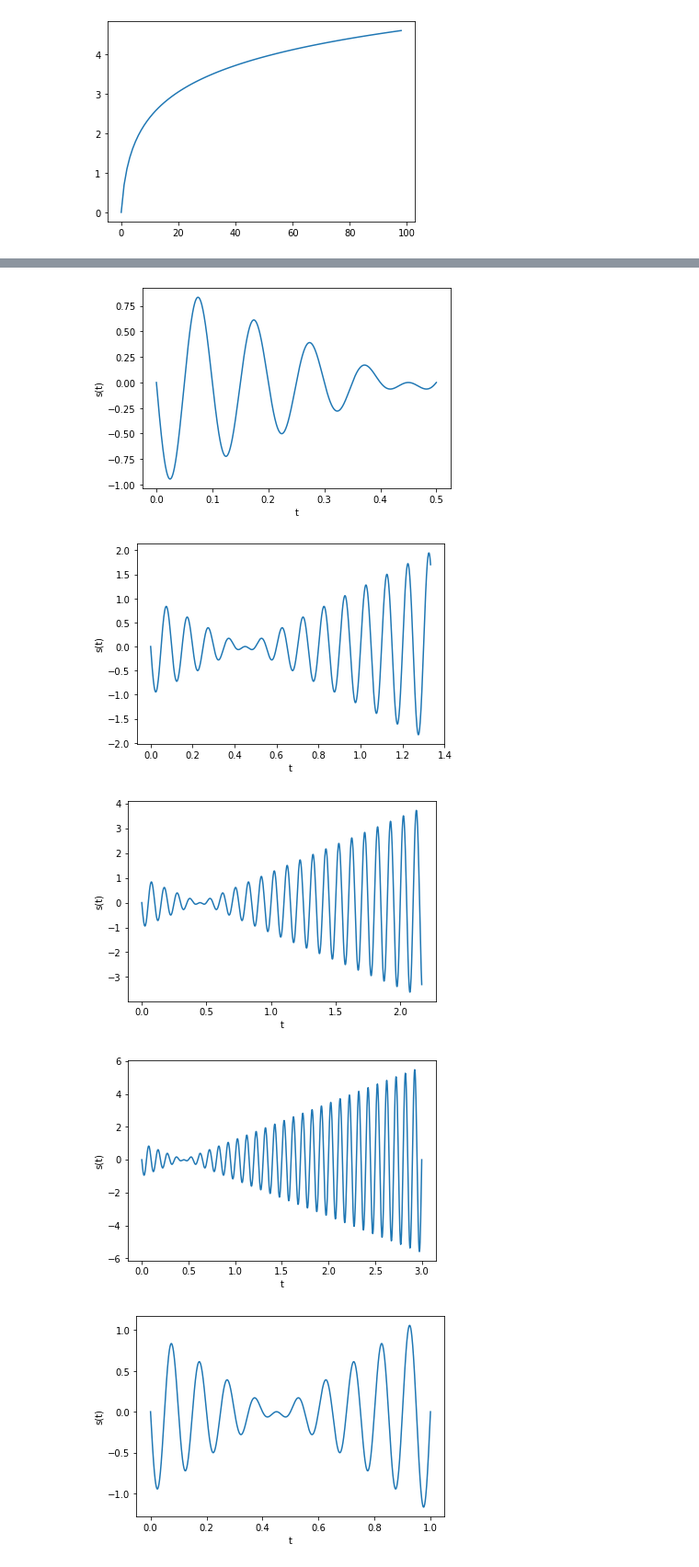
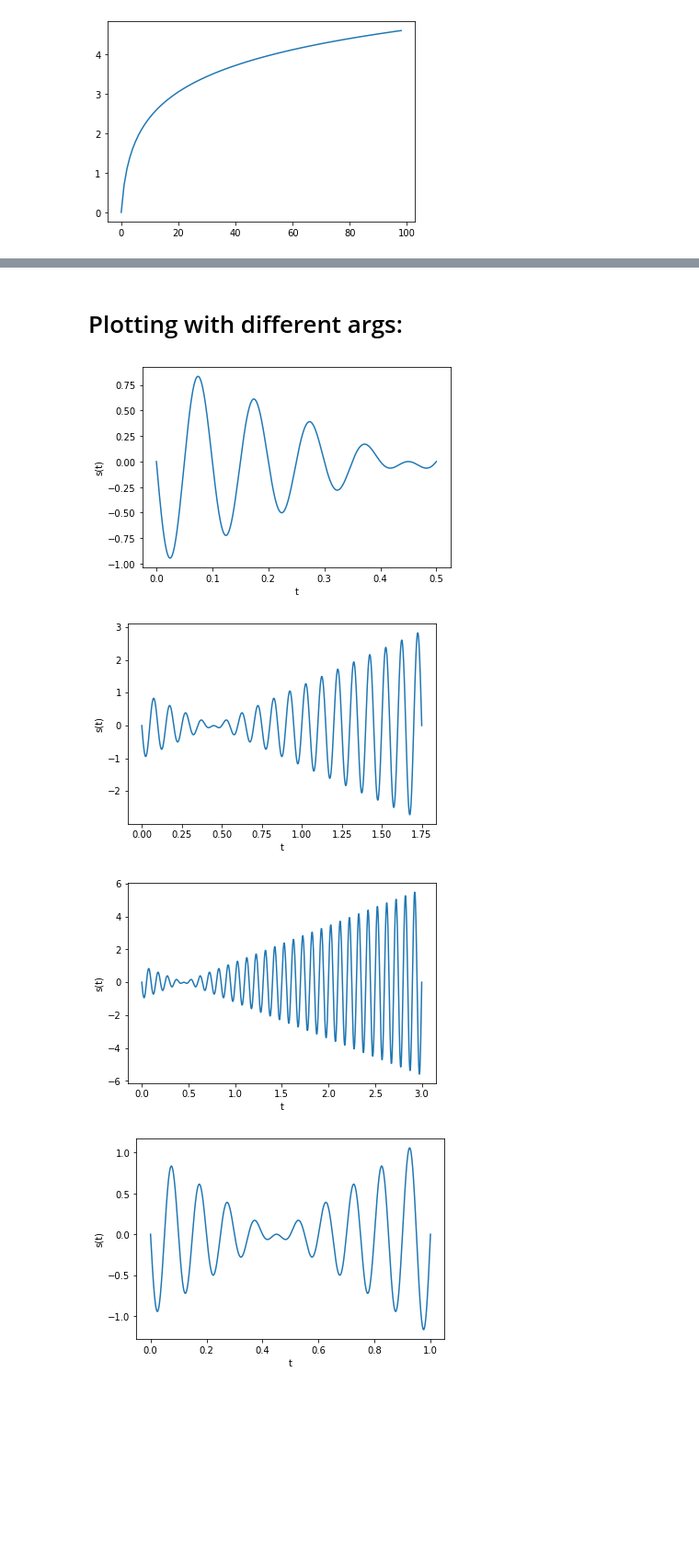
Before and after one commit to 8const/signal_processing, a Jupyter notebook: signal_processing.ipynb, the cells around one changed output, grey strips where cells are left out. Shown at 92% size. Saved outputs shown, nothing was run; the diff lists cells and outputs as text; code cells hidden in the pictures; blank space fills up the shorter version.

```diff
--- a/signal_processing.ipynb
+++ b/signal_processing.ipynb
@@ -26,7 +28,3 @@ def theta(t, tau):
 @np.vectorize
 def s(t, tau, n, A):
     return ((-1)**n) * A * (1 - abs(2 * t / (tau - 1))) * np.sin((2 * np.pi * n * t) / tau) * theta(t, tau)
-# %%
-x = np.linspace(0, 2, 1024)
-y = s(x, 0.15, 1, 10)
-plt.plot(y)
@@ -36,3 +31,5 @@ plt.plot(y)
+# %% [markdown]
+# Plotting with different args:
 # %%
 def plot(t, tau, n, A):
     x = np.linspace(0, t, 1024)
@@ -44,11 +42,10 @@ def plot(t, tau, n, A):
 # %%
-for i in np.linspace(0.5, 3, 4):
+for i in np.linspace(0.5, 3, 3):
     plot(i, 0.1, 1, 1)
 # %% [output]
 [figure]
-[figure, old version]
+[figure, new version]
-[figure, old version]
+[figure, new version]
-[figure, removed]
 # %%
 for tau in np.linspace(0.1, 0.4, 3):
     plot(1, tau, 1, 1)
```
Also changed, not shown: parts of 15 cells of this notebook.
